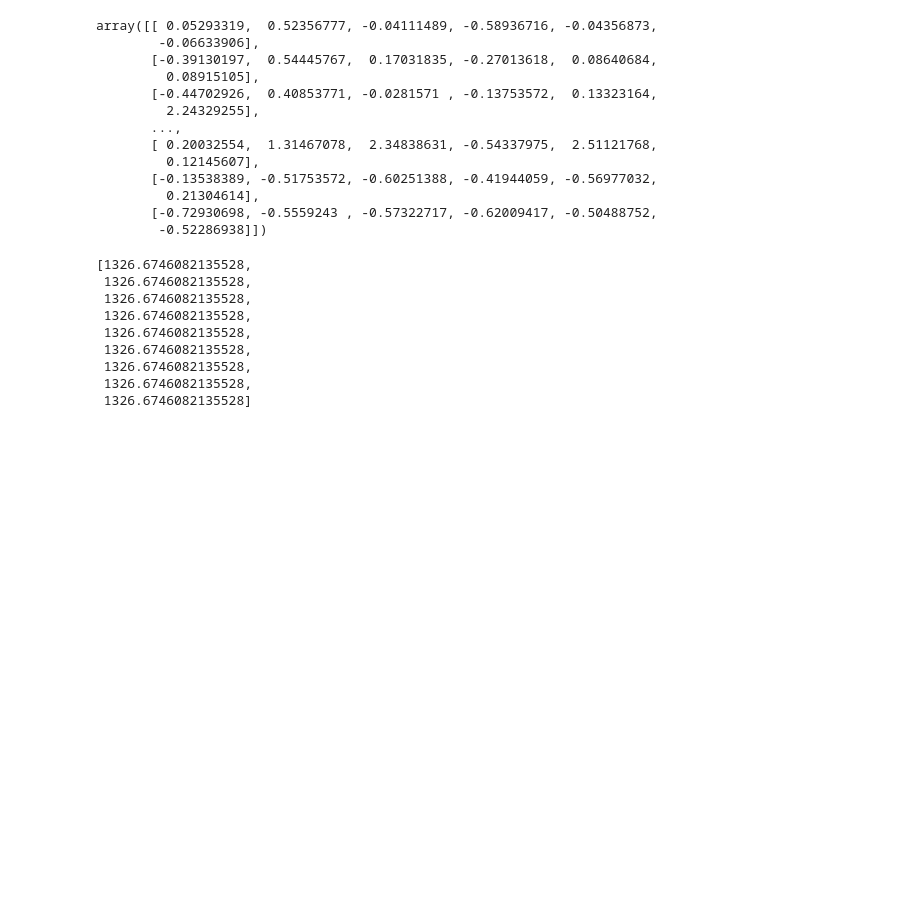
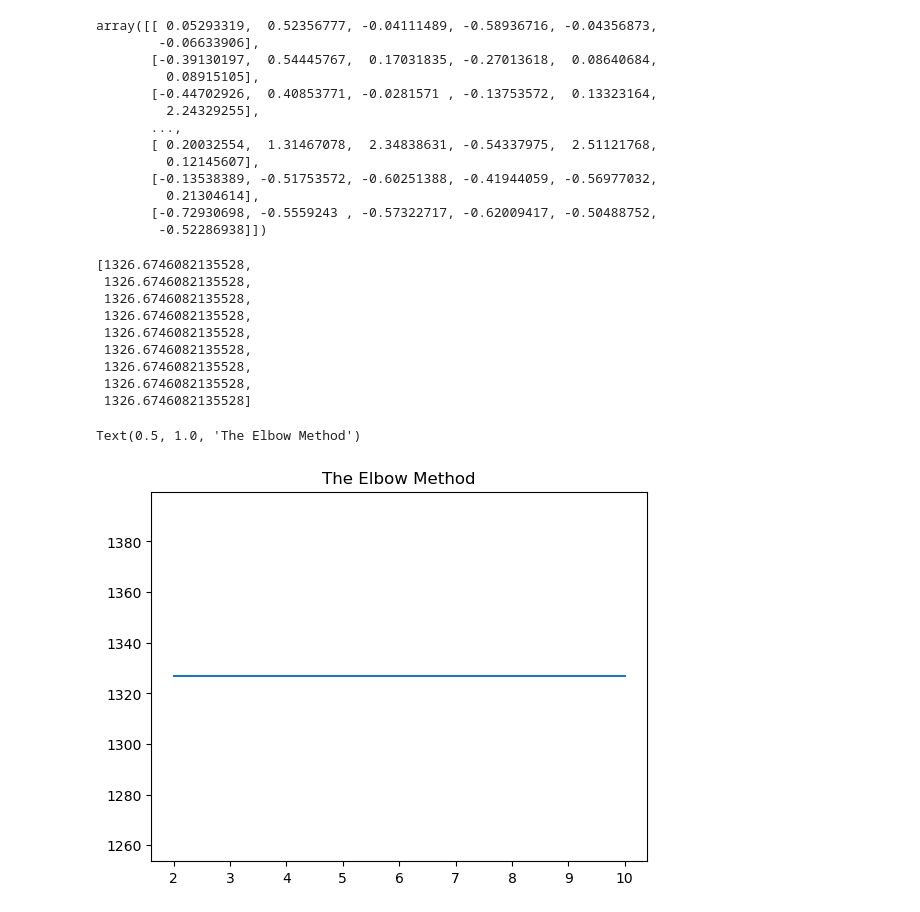
Before and after one commit to 2311cs020358/python, a Jupyter notebook: day20.ipynb, the cells around one changed output. Cells and saved outputs as stored; diff of their text form; code cells hidden in the pictures; blank space fills up the shorter version.

```diff
--- a/day20.ipynb
+++ b/day20.ipynb
@@ -86,6 +86,6 @@ len(set(dendo['color_list']))-1
 # %%
 from sklearn.cluster import AgglomerativeClustering
 # %%
-group=AgglomerativeClustering(n_clusters=90)
+group=AgglomerativeClustering(n_clusters=3)
 group.fit_predict(x)
 # %% [output]
@@ -157,3 +159,9 @@ wcss
  1326.6746082135528,
  1326.6746082135528,
  1326.6746082135528]
+# %%
+plt.plot(range(2,11),wcss)
+plt.title('The Elbow Method')
+# %% [output]
+Text(0.5, 1.0, 'The Elbow Method')
+[figure, added]
```
Also changed, not shown: parts of 8 cells of this notebook.
